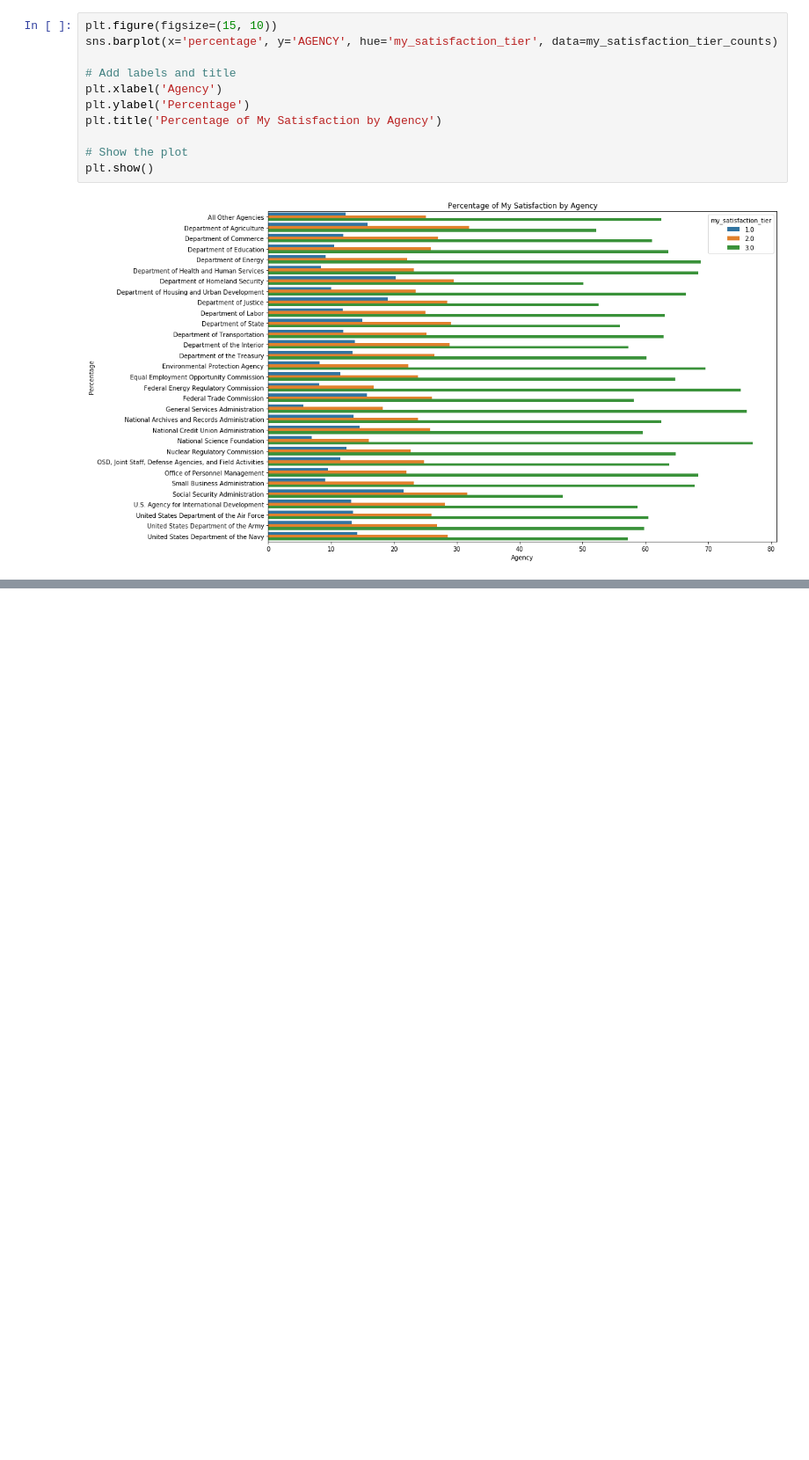
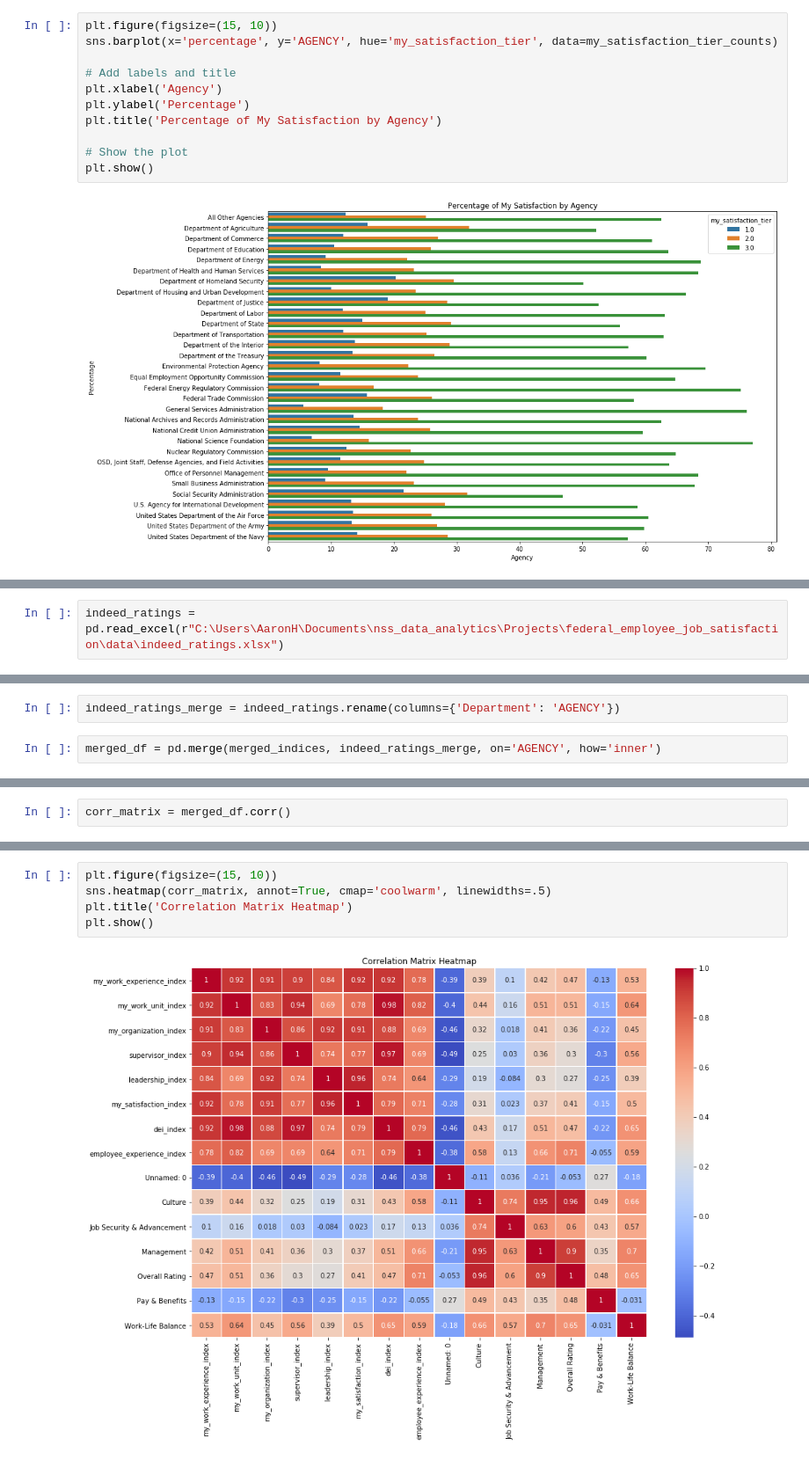
Before and after one commit to aaron-hollinger/federal_employee_job_satisfaction, a Jupyter notebook: notebooks/capstone.ipynb, the cells around one changed output, grey strips where cells are left out. Shown at 88% size. Saved outputs shown, nothing was run; the diff lists cells and outputs as text; blank space fills up the shorter version.

```diff
--- a/notebooks/capstone.ipynb
+++ b/notebooks/capstone.ipynb
@@ -1313,0 +1397,2 @@ plt.show()
+# %%
+indeed_ratings = pd.read_excel(r"C:\Users\AaronH\Documents\nss_data_analytics\Projects\federal_employee_job_satisfaction\data\indeed_ratings.xlsx")
@@ -1313,0 +1419,4 @@ plt.show()
+# %%
+indeed_ratings_merge = indeed_ratings.rename(columns={'Department': 'AGENCY'})
+# %%
+merged_df = pd.merge(merged_indices, indeed_ratings_merge, on='AGENCY', how='inner')
@@ -1313,0 +1443,2 @@ plt.show()
+# %%
+corr_matrix = merged_df.corr()
@@ -1313,0 +1464,7 @@ plt.show()
+# %%
+plt.figure(figsize=(15, 10))
+sns.heatmap(corr_matrix, annot=True, cmap='coolwarm', linewidths=.5)
+plt.title('Correlation Matrix Heatmap')
+plt.show()
+# %% [output]
+[figure, added]
```
Also changed, not shown: parts of 18 cells of this notebook.
